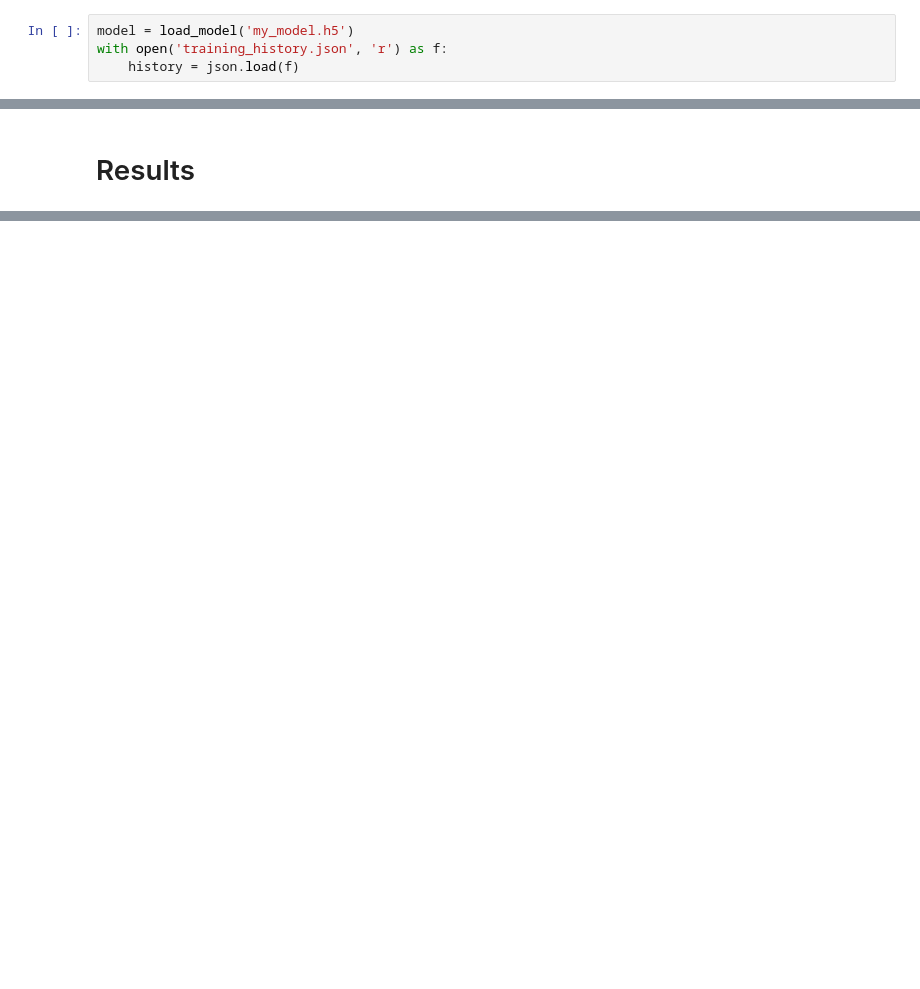
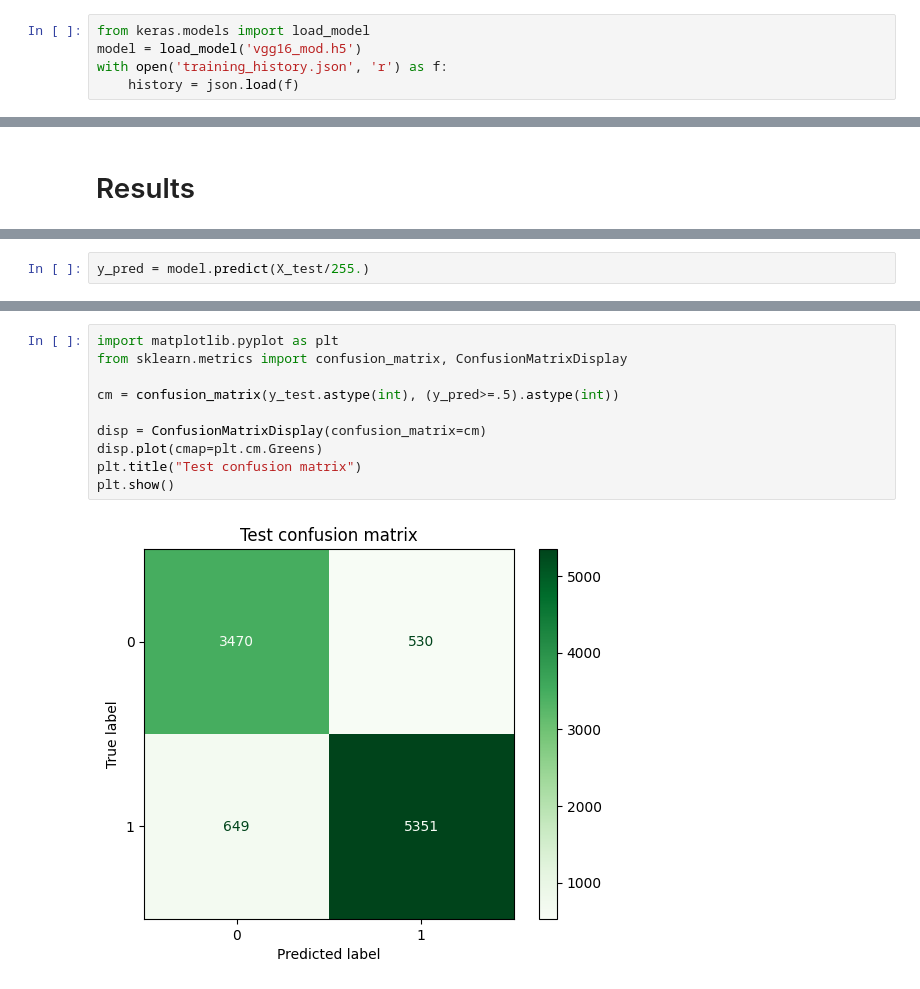
Before and after one commit to Giovannicus/AnimalRec, a Jupyter notebook: main.ipynb, the cells around one changed output, grey strips where cells are left out. Saved outputs shown, nothing was run; the diff lists cells and outputs as text; blank space fills up the shorter version.

```diff
--- a/main.ipynb
+++ b/main.ipynb
@@ -225,4 +231,5 @@ with open('training_history.json', 'w') as f:
 # %%
-model = load_model('my_model.h5')
+from keras.models import load_model
+model = load_model('vgg16_mod.h5')
 with open('training_history.json', 'r') as f:
     history = json.load(f)
@@ -232,0 +240,2 @@ Let's send output on brower avoiding visualization issues on VSC
+# %%
+y_pred = model.predict(X_test/255.)
@@ -233,3 +244,15 @@ Let's send output on brower avoiding visualization issues on VSC
+# %%
+import matplotlib.pyplot as plt
+from sklearn.metrics import confusion_matrix, ConfusionMatrixDisplay
+
+cm = confusion_matrix(y_test.astype(int), (y_pred>=.5).astype(int))
+
+disp = ConfusionMatrixDisplay(confusion_matrix=cm)
+disp.plot(cmap=plt.cm.Greens)
+plt.title("Test confusion matrix")
+plt.show()
+# %% [output]
+[figure, added]
 # %%
 from result import plot_result
 
```
Also changed, not shown: parts of 7 cells of this notebook.
